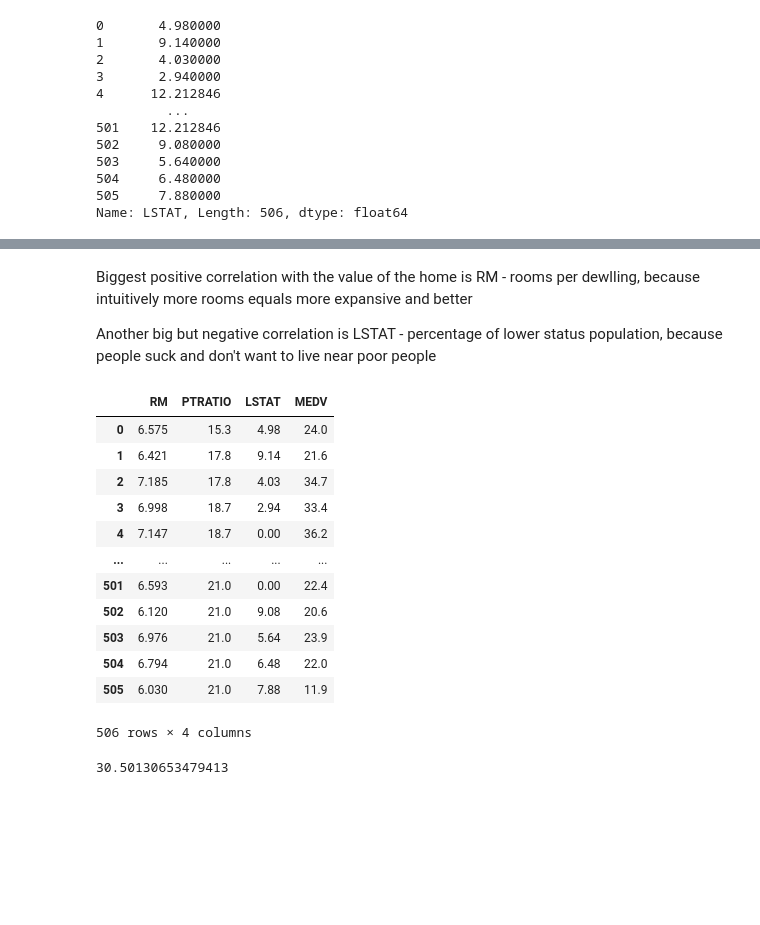
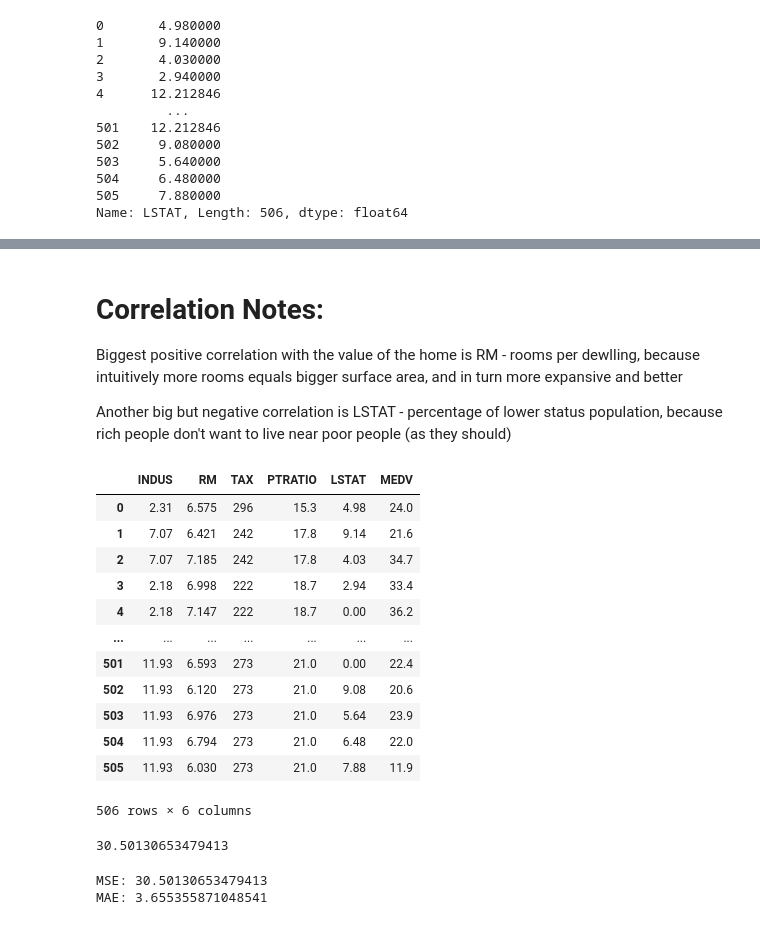
Before and after one commit to chrisistrati/Sigmoid-Homework, a Jupyter notebook: 03_linear_regression.ipynb, the cells around one changed output, grey strips where cells are left out. Drawn from its saved outputs; the diff is of its cells as text; code cells hidden in the pictures; blank space fills up the shorter version.

```diff
--- a/03_linear_regression.ipynb
+++ b/03_linear_regression.ipynb
@@ -107,23 +93,26 @@ df.corr()
 # %% [markdown]
+# Correlation Notes:
+
 Biggest positive correlation with the value of the home is RM - rooms per dewlling,
-because intuitively more rooms equals more expansive and better
+because intuitively more rooms equals  bigger surface area, and in turn more expansive and better
 
 Another big but negative correlation is LSTAT - percentage of lower status population,
-because people suck and don't want to live near poor people
+because rich people don't want to live near poor people (as they should)
 # %%
-df_corr=df[["RM", "PTRATIO", "LSTAT", "MEDV"]]
+df_corr=df[["INDUS", "RM", "TAX", "PTRATIO", "LSTAT", "MEDV"]]
 df_corr
+#selecting the columns with the highest correlation
 # %% [output]
-|  | RM | PTRATIO | LSTAT | MEDV |
-| 0 | 6.575 | 15.3 | 4.98 | 24.0 |
-| 1 | 6.421 | 17.8 | 9.14 | 21.6 |
-| 2 | 7.185 | 17.8 | 4.03 | 34.7 |
-| 3 | 6.998 | 18.7 | 2.94 | 33.4 |
-| 4 | 7.147 | 18.7 | 0.00 | 36.2 |
-| ... | ... | ... | ... | ... |
-| 501 | 6.593 | 21.0 | 0.00 | 22.4 |
-| 502 | 6.120 | 21.0 | 9.08 | 20.6 |
-| 503 | 6.976 | 21.0 | 5.64 | 23.9 |
-| 504 | 6.794 | 21.0 | 6.48 | 22.0 |
-| 505 | 6.030 | 21.0 | 7.88 | 11.9 |
+|  | INDUS | RM | TAX | PTRATIO | LSTAT | MEDV |
+| 0 | 2.31 | 6.575 | 296 | 15.3 | 4.98 | 24.0 |
+| 1 | 7.07 | 6.421 | 242 | 17.8 | 9.14 | 21.6 |
+| 2 | 7.07 | 7.185 | 242 | 17.8 | 4.03 | 34.7 |
+| 3 | 2.18 | 6.998 | 222 | 18.7 | 2.94 | 33.4 |
+| 4 | 2.18 | 7.147 | 222 | 18.7 | 0.00 | 36.2 |
+| ... | ... | ... | ... | ... | ... | ... |
+| 501 | 11.93 | 6.593 | 273 | 21.0 | 0.00 | 22.4 |
+| 502 | 11.93 | 6.120 | 273 | 21.0 | 9.08 | 20.6 |
+| 503 | 11.93 | 6.976 | 273 | 21.0 | 5.64 | 23.9 |
+| 504 | 11.93 | 6.794 | 273 | 21.0 | 6.48 | 22.0 |
+| 505 | 11.93 | 6.030 | 273 | 21.0 | 7.88 | 11.9 |
-506 rows × 4 columns
+506 rows × 6 columns
@@ -271,3 +130,10 @@ mean_absolute_error(y_pred, y_test)
 # %% [output]
 30.50130653479413
+# %%
+y_pred=lr_sklearn.predict(X_test) #predincting the values, and calculating the errors
+print(f"MSE: {mean_squared_error(y_pred, y_test)}")
+print(f"MAE: {mean_absolute_error(y_pred, y_test)}")
+# %% [output]
+MSE: 30.50130653479413
+MAE: 3.655355871048541
 # %%
```
Also changed, not shown: parts of 17 cells of this notebook.
